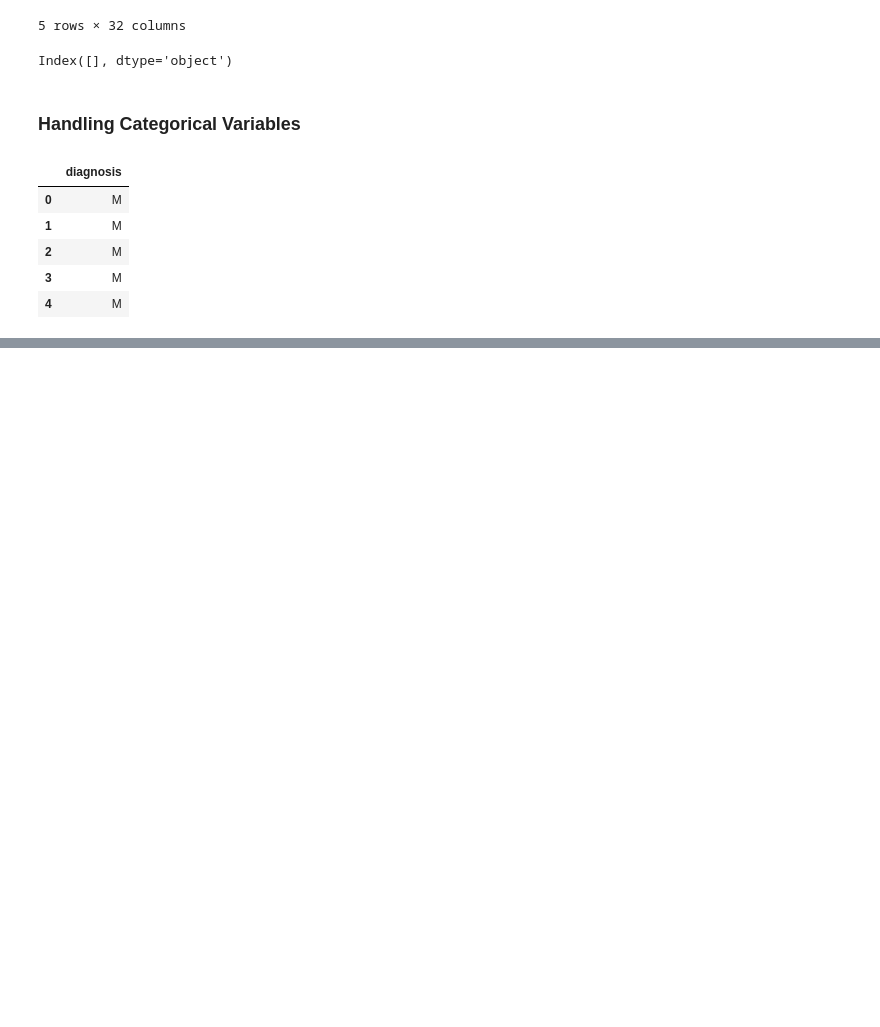
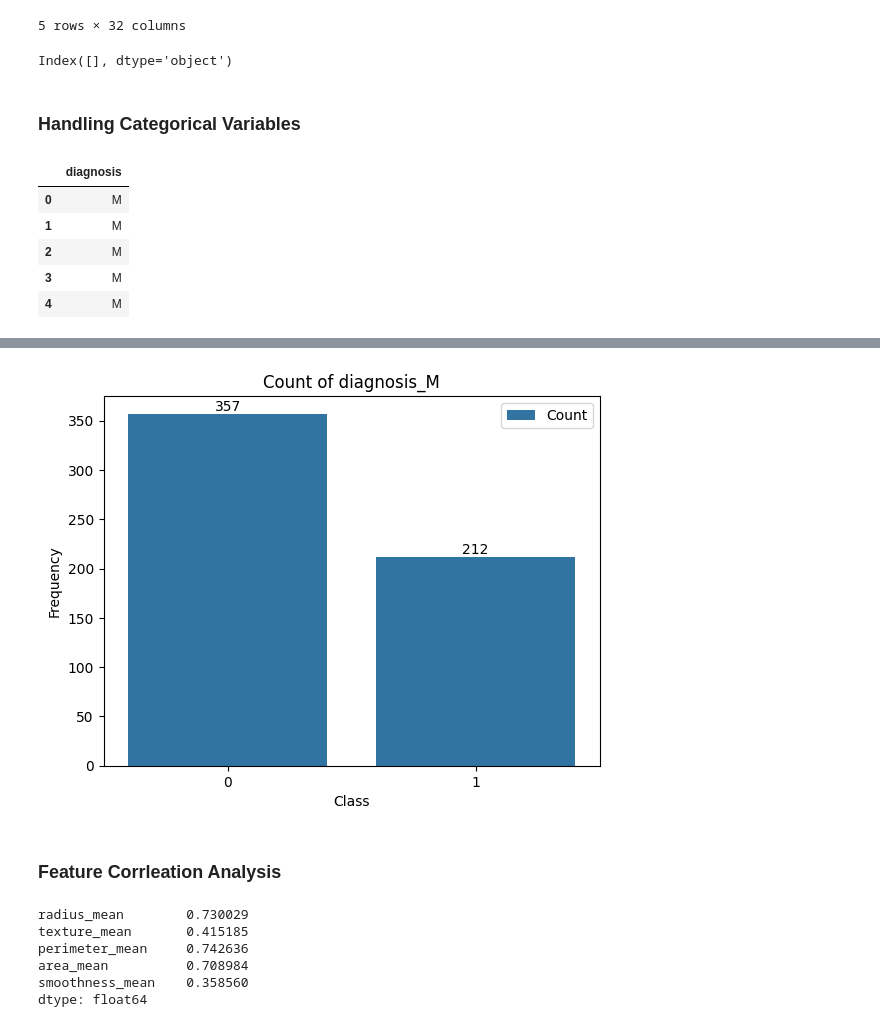
Before and after one commit to isgyane/Breast-Cancer-Detection-ML-Classification, a Jupyter notebook: notebooks/breast_cancer_detection.ipynb, the cells around one changed output, grey strips where cells are left out. Drawn from its saved outputs; the diff is of its cells as text; code cells hidden in the pictures; blank space fills up the shorter version.

Commit message:
Correlation analysis done (X-y and X-X correlations)

```diff
--- a/notebooks/breast_cancer_detection.ipynb
+++ b/notebooks/breast_cancer_detection.ipynb
@@ -175,0 +185,5 @@ df.select_dtypes(include="object").head()
+# %%
+# Hot Encoding
+
+df_encoded = pd.get_dummies(data=df, drop_first=True, dtype=int)
+df_encoded.head()
@@ -175,0 +198,21 @@ df.select_dtypes(include="object").head()
+# %%
+# Countplot using Seaborn
+fig, ax = plt.subplots()
+sns.countplot(x=df_encoded["diagnosis_M"], label = "Count")
+
+# Customize the plot
+ax.set(
+    title="Count of diagnosis_M",
+    ylabel="Frequency",
+    xlabel="Class"
+)
+
+# Show Count of each bar
+ax.bar_label(ax.containers[0])
+# Code Source - "https://stackoverflow.com/questions/55104819/display-count-on-top-of-seaborn-barplot"
+
+plt.show()
+# %% [output]
+[figure, added]
+# %% [markdown]
+### Feature Corrleation Analysis
@@ -175,0 +223,12 @@ df.select_dtypes(include="object").head()
+# %%
+# Check which features have good correlation with the target
+
+X_corr_y = X.corrwith(y)
+X_corr_y.head()
+# %% [output]
+radius_mean        0.730029
+texture_mean       0.415185
+perimeter_mean     0.742636
+area_mean          0.708984
+smoothness_mean    0.358560
+dtype: float64
```
Also changed, not shown: parts of 9 cells of this notebook, 2 other files.
